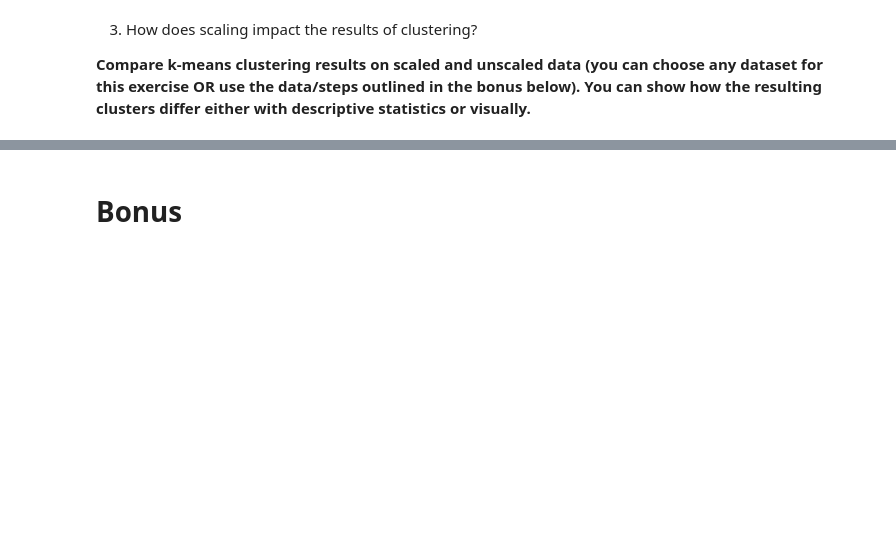
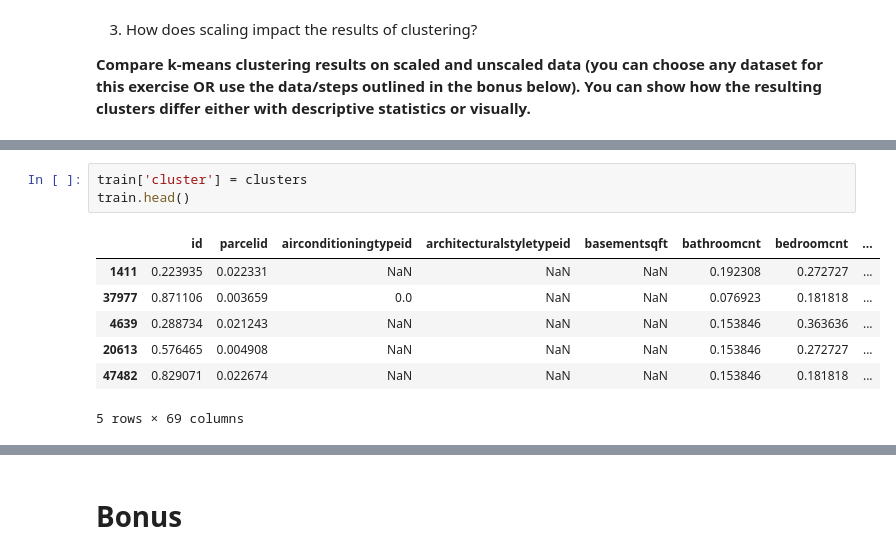
Before and after one commit to Marc-Aradillas/clustering-exercises, a Jupyter notebook: modeling.ipynb, the cells around one changed output, grey strips where cells are left out. Drawn from its saved outputs; the diff is of its cells as text; blank space fills up the shorter version.

```diff
--- a/modeling.ipynb
+++ b/modeling.ipynb
@@ -425,0 +342,11 @@ X['cluster'] = kmeans.predict(X)
+# %%
+train['cluster'] = clusters
+train.head()
+# %% [output]
+|  | id | parcelid | airconditioningtypeid | architecturalstyletypeid | basementsqft | bathroomcnt | bedroomcnt | ... |
+| 1411 | 0.223935 | 0.022331 | NaN | NaN | NaN | 0.192308 | 0.272727 | ... |
+| 37977 | 0.871106 | 0.003659 | 0.0 | NaN | NaN | 0.076923 | 0.181818 | ... |
+| 4639 | 0.288734 | 0.021243 | NaN | NaN | NaN | 0.153846 | 0.363636 | ... |
+| 20613 | 0.576465 | 0.004908 | NaN | NaN | NaN | 0.153846 | 0.272727 | ... |
+| 47482 | 0.829071 | 0.022674 | NaN | NaN | NaN | 0.153846 | 0.181818 | ... |
+5 rows × 69 columns
```
Also changed, not shown: parts of 24 cells of this notebook, 3 other files.
